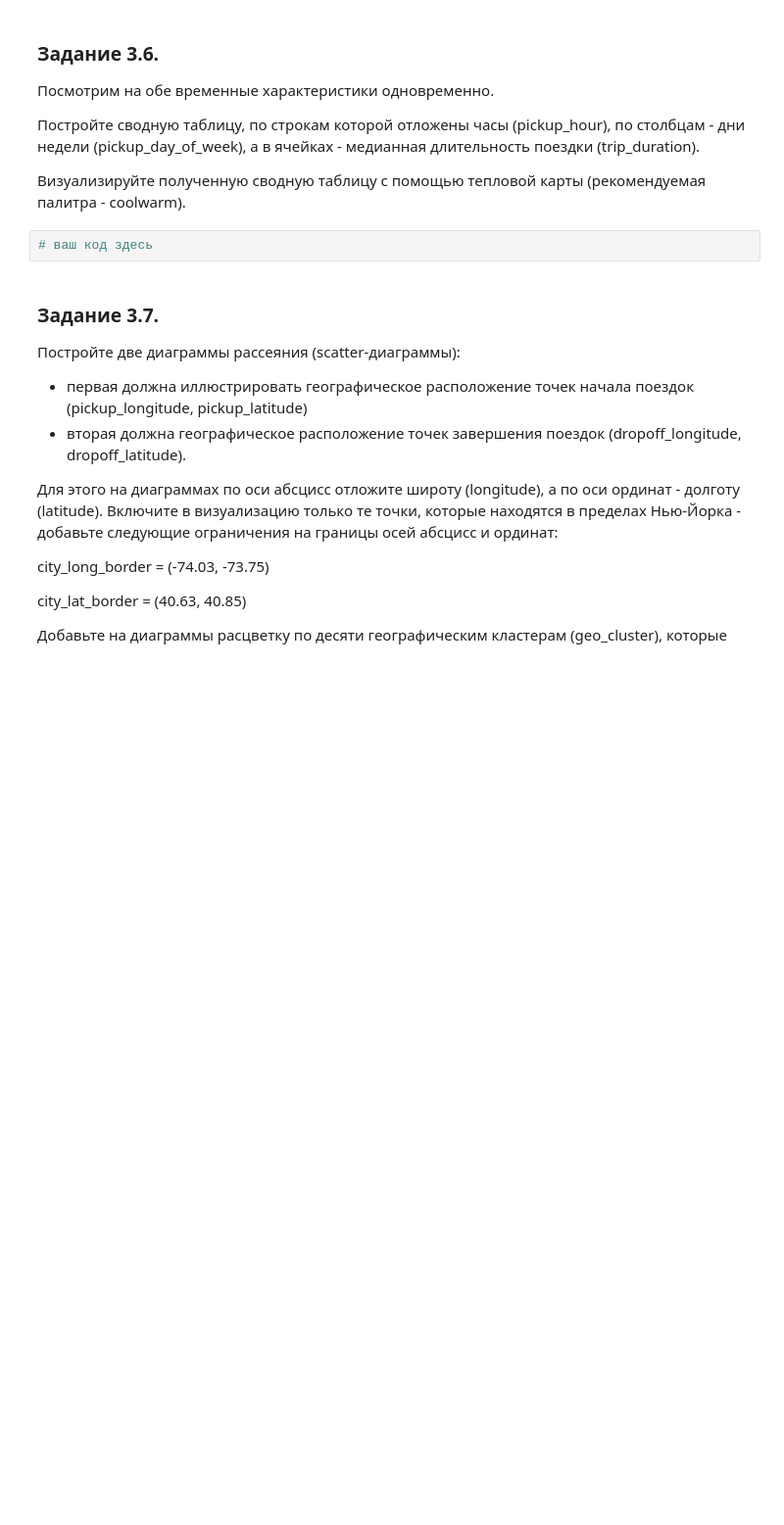
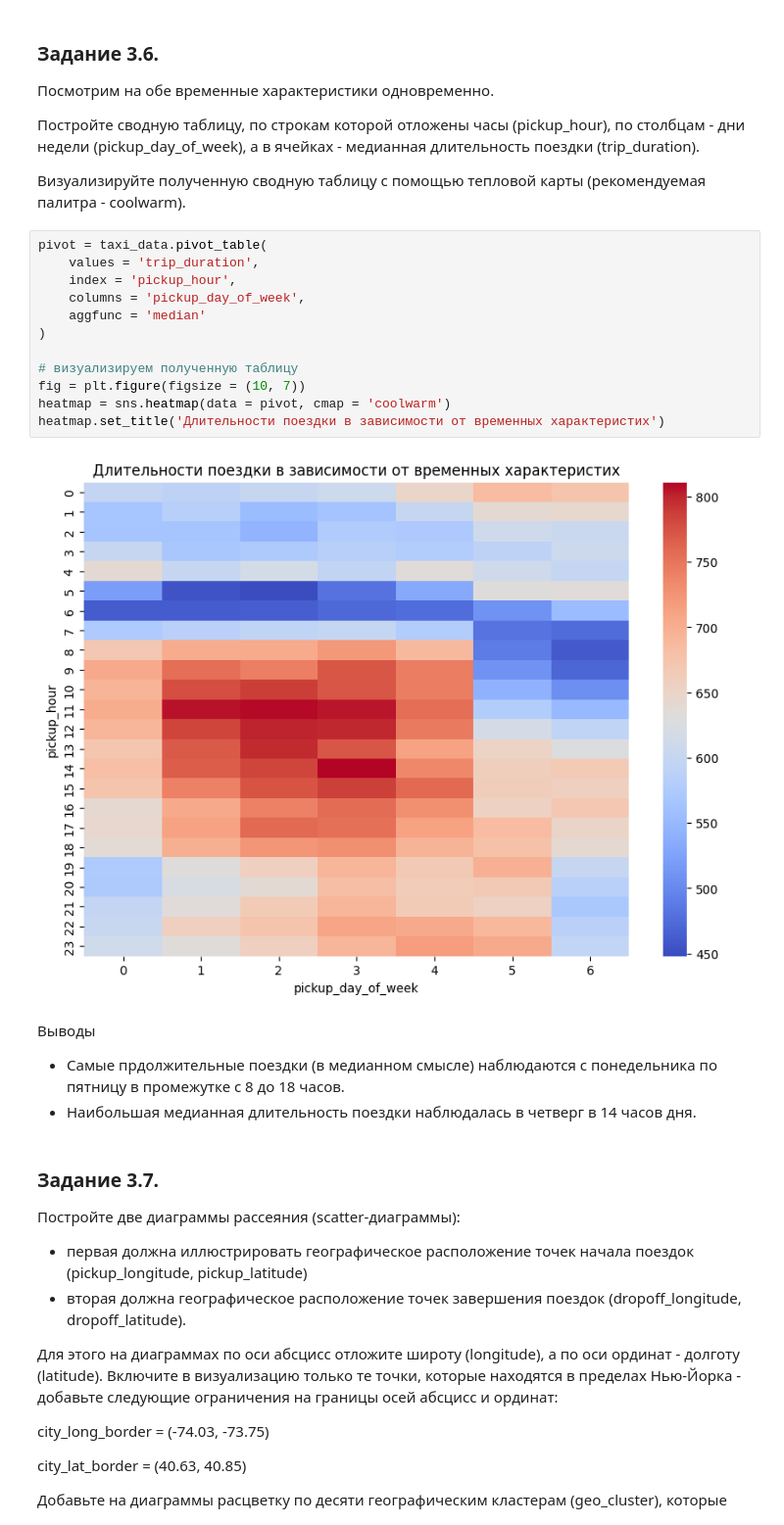
Before and after one commit to XDM94/Hackathon_SF_2024, a Jupyter notebook: Project.ipynb, the cells around one changed output. Shown at 98% size. Cells and saved outputs as stored; diff of their text form; blank space fills up the shorter version.

```diff
--- a/Project.ipynb
+++ b/Project.ipynb
@@ -711,8 +763,24 @@ sns.countplot()
 Постройте сводную таблицу, по строкам которой отложены часы (pickup_hour), по столбцам - дни недели (pickup_day_of_week), а в ячейках - медианная длительность поездки (trip_duration).
 
 Визуализируйте полученную сводную таблицу с помощью тепловой карты (рекомендуемая палитра - coolwarm).
-# %%
-# ваш код здесь
+# %%
+pivot = taxi_data.pivot_table(
+    values = 'trip_duration',
+    index = 'pickup_hour',
+    columns = 'pickup_day_of_week',
+    aggfunc = 'median'
+)
+
+# визуализируем полученную таблицу
+fig = plt.figure(figsize = (10, 7))
+heatmap = sns.heatmap(data = pivot, cmap = 'coolwarm')
+heatmap.set_title('Длительности поездки в зависимости от временных характеристих')
+# %% [output]
+[figure, added]
+# %% [markdown]
+Выводы
+* Самые прдолжительные поездки (в медианном смысле) наблюдаются с понедельника по пятницу в промежутке с 8 до 18 часов.
+* Наибольшая медианная длительность поездки наблюдалась в четверг в 14 часов дня.
 # %% [markdown]
 ### Задание 3.7.
 Постройте две диаграммы рассеяния (scatter-диаграммы):
```
Also changed, not shown: parts of 40 cells of this notebook.
